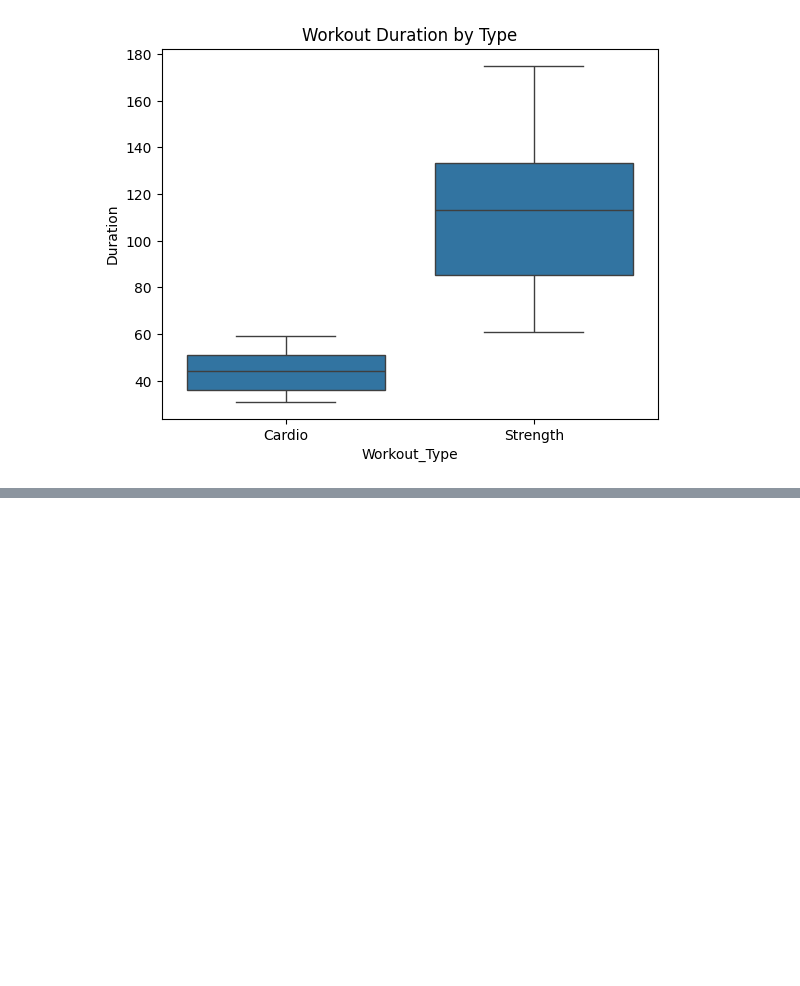
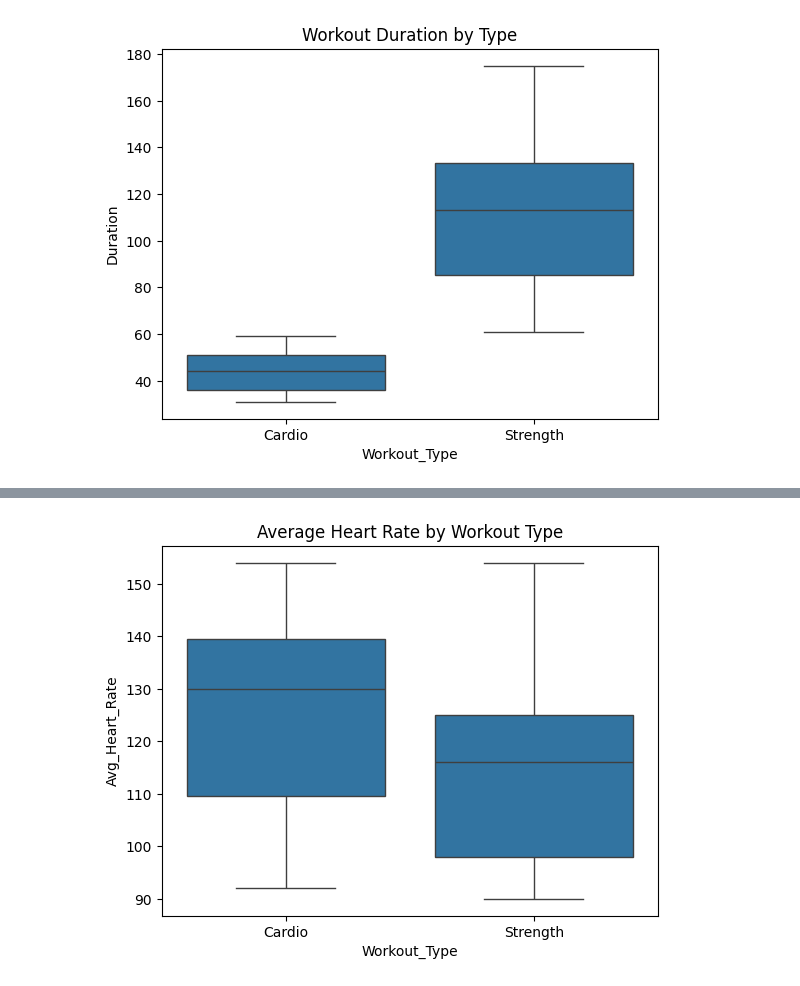
Before and after one commit to SylviaMwai/FitGuru-Classifier-Using-KNN, a Jupyter notebook: FitGuru_Classifier_Using_KNN.ipynb, the cells around one changed output, grey strips where cells are left out. Saved outputs shown, nothing was run; the diff lists cells and outputs as text; code cells hidden in the pictures; blank space fills up the shorter version.

```diff
--- a/FitGuru_Classifier_Using_KNN.ipynb
+++ b/FitGuru_Classifier_Using_KNN.ipynb
@@ -261,0 +268,6 @@ plt.show()
+# %%
+sns.boxplot(x='Workout_Type', y='Avg_Heart_Rate', data=Data)
+plt.title("Average Heart Rate by Workout Type")
+plt.show()
+# %% [output]
+[figure, added]
```
Also changed, not shown: parts of 1 cell of this notebook.
